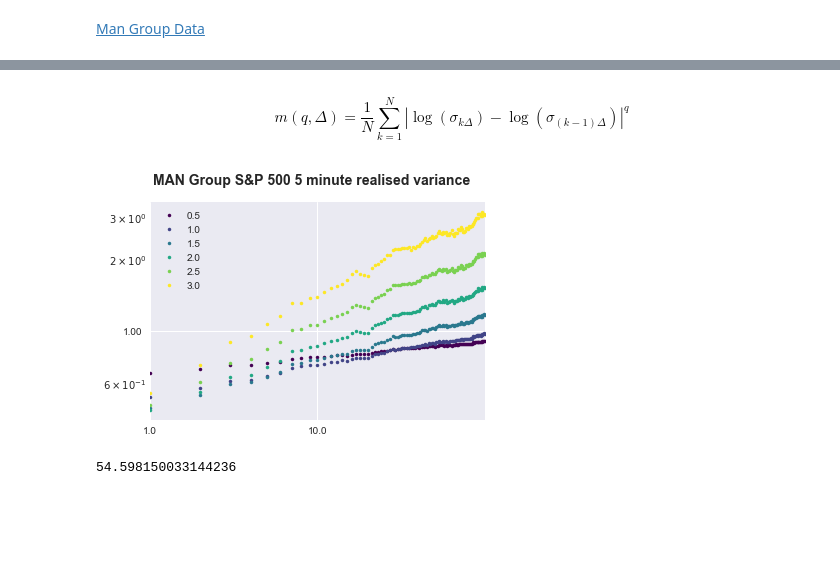
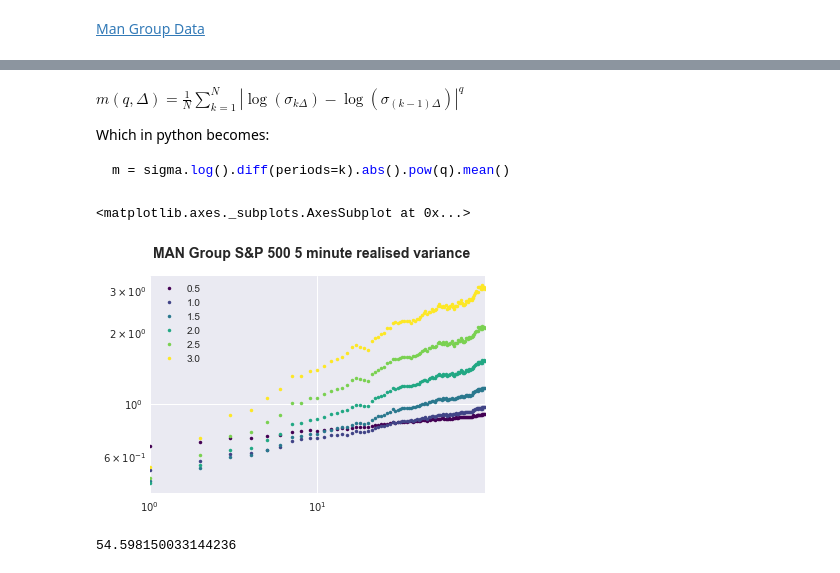
Before and after one commit to ef4s/RoughVol, a Jupyter notebook: Untitled.ipynb, the cells around one changed output, grey strips where cells are left out. Drawn from its saved outputs; the diff is of its cells as text; code cells hidden in the pictures; blank space fills up the shorter version.

````diff
--- a/Untitled.ipynb
+++ b/Untitled.ipynb
@@ -21,4 +23,4 @@ Fractional Brownian Motion (fBM) is like Brownian Motion, but the increments are
 [Man Group Data](http://realized.oxford-man.ox.ac.uk/data/download)
 # %%
 man = pd.read_csv('OxfordManRealizedVolatilityIndices.csv', header=2, index_col=0, parse_dates=True, usecols=[0,1])
-man = np.log(man['SPX2.rv'])
+man = np.log(man['SPX2.rv'].
@@ -44,28 +58,34 @@ man.diff().std()
 # %% [markdown]
-$$m(q, \Delta)=\frac{1}{N}\sum_{k=1}^N |{\log(\sigma_{k\Delta}) - \log(\sigma_{(k-1)\Delta})}|^q$$
+$m(q, \Delta)=\frac{1}{N}\sum_{k=1}^N |{\log(\sigma_{k\Delta}) - \log(\sigma_{(k-1)\Delta})}|^q$
+
+Which in python becomes:
+```python
+m = sigma.log().diff(periods=k).abs().pow(q).mean()
+```
 # %%
 q_s = np.arange(0.5, 3.5, 0.5)
 idx = list(range(1, 100))
 res = []
 for q in q_s:
     _res = []
-    for n in idx:
-        _res.append(man.diff(periods=n).abs().pow(q).mean())
+    for k in idx:
+        _res.append(man.diff(periods=k).abs().pow(q).mean())
     res.append(pd.Series(_res, index=idx))
 res = pd.DataFrame(res, index=q_s).T
 # %%
 fig = plt.figure()
 fig.suptitle('MAN Group S&P 500 5 minute realised variance', fontsize=14, fontweight='bold')
 
 ax = fig.add_subplot(111)
 
 res.plot(logx=True, logy=True, style='.', colormap='viridis', ax=ax)
 
 
-ax.xaxis.set_major_formatter(ScalarFormatter())
-ax.yaxis.set_major_formatter(ScalarFormatter())
+# ax.xaxis.set_major_formatter(ScalarFormatter())
+# ax.yaxis.set_major_formatter(ScalarFormatter())
 # %% [output]
+<matplotlib.axes._subplots.AxesSubplot at 0x...>
-[figure, old version]
+[figure, new version]
 # %%
 np.exp(4)
 # %% [output]
````
Also changed, not shown: parts of 7 cells of this notebook.
